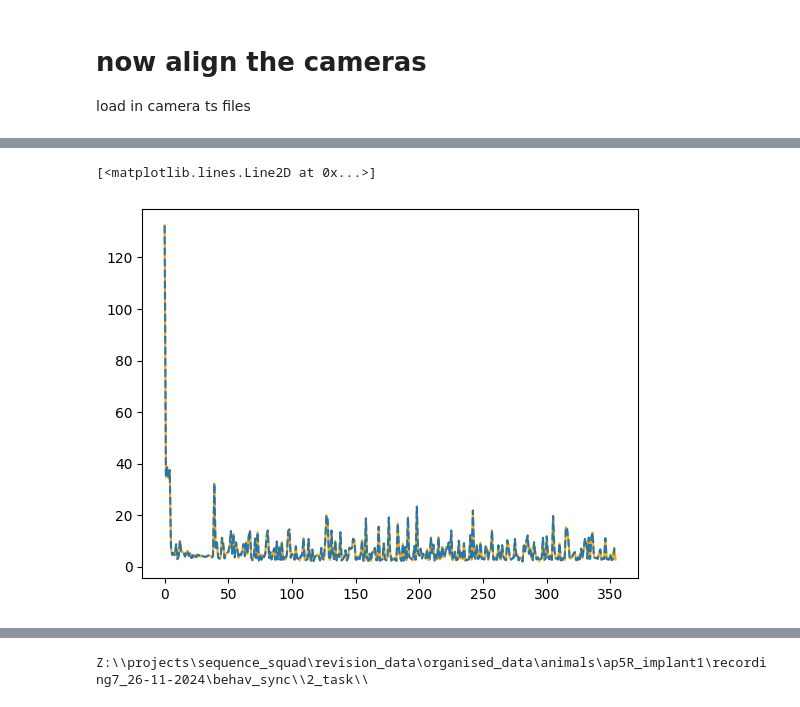
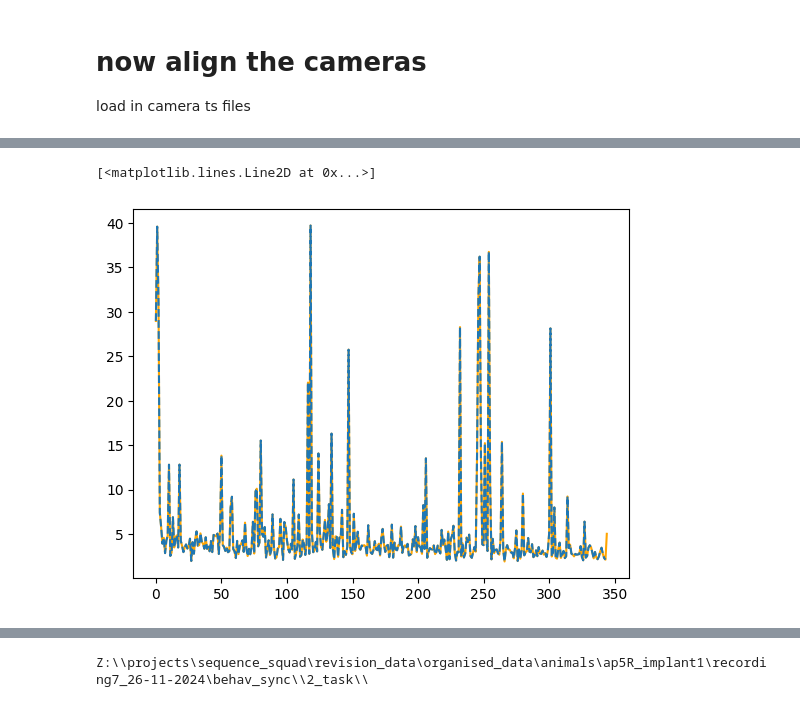
Before and after one commit to SainsburyWellcomeCentre/sequences_neuropixel_preprocess, a Jupyter notebook: 6_align_data.ipynb, the cells around one changed output, grey strips where cells are left out. Saved outputs shown, nothing was run; the diff lists cells and outputs as text; code cells hidden in the pictures.

```diff
--- a/6_align_data.ipynb
+++ b/6_align_data.ipynb
@@ -585,7 +740,7 @@ sync = open(sync_messages_path, 'r')
 lines = sync.readlines()
 for line in lines:
     if 'Neuropix-PXI' in line:
-        if 'ProbeA-AP' in line:
+        if 'ProbeA' in line:
             print(line)
             start_time_offset = int(re.findall(r'\d+', line)[-1]) / Fs
             print(start_time_offset)
@@ -660,7 +819,7 @@ all_timestamps = sorted(list(first_poke_times) + list(np.unique(poke_data['Trial
 ## plot the timestamps (difffernces) to see if they overlay perfectly
 
 ## adjust as needed
-manual_offset = 15
+manual_offset = 5
 
 NIDAQ_ts_diff = np.diff(Bpod_NIDAQ_TTLS['global_timestamp'][behaviour_barcode_index+manual_offset:postsleep_barcode_index])
 behaviour_ts_diff = np.diff(all_timestamps)
@@ -816,7 +975,8 @@ Transition_df = pd.DataFrame(
 load in camera ts files
 # %%
 from pathlib import Path
-behav_path = '\\'.join(list(Path(organised_ephys_path).parts[0:-1])) + r'\video\videos\2_task\\'
+# behav_path = '\\'.join(list(Path(organised_ephys_path).parts[0:-1])) + r'\video\videos\2_task\\'
+behav_path = '\\'.join(list(Path(organised_ephys_path).parts[0:-1])) + r'\video\videos\\'
 presleep_path = '\\'.join(list(Path(organised_ephys_path).parts[0:-1])) + r'\video\videos\1_presleep\\'
 postsleep_path = '\\'.join(list(Path(organised_ephys_path).parts[0:-1])) + r'\video\videos\3_postsleep\\'
 
@@ -880,0 +1000,33 @@ print(f"{hours} hours, {minutes} minutes, {remaining_seconds:.2f} seconds")
+# %%
+## split into 3 sperates epochs based on triggers
+# find trigger onset times
+trigger_changes = np.where(np.diff(behav_cam_ts['Trigger State'].values) == 1)[0]
+trigger_onset_times = behav_cam_ts['Time Stamps'].values[trigger_changes]
+
+np.diff(trigger_onset_times)
+sleep_trigger_inds = np.where((np.diff(trigger_onset_times) > 28.5) & (np.diff(trigger_onset_times) < 31.5))
+
+plt.plot(np.diff(trigger_onset_times))
+plt.plot(np.array(sleep_trigger_inds)[0],np.diff(trigger_onset_times)[sleep_trigger_inds],'o')
+
+consecutive_chunks = []
+start = None
+for i in range(len(sleep_trigger_inds[0]) - 1):
+    if sleep_trigger_inds[0][i + 1] - sleep_trigger_inds[0][i] == 1:
+        if start is None:
+            start = sleep_trigger_inds[0][i]
+    else:
+        if start is not None:
+            end = sleep_trigger_inds[0][i]
+            consecutive_chunks.append((start, end))
+            start = None
+if start is not None:
+    consecutive_chunks.append((start, sleep_trigger_inds[0][-1]))
+
+# Remove any chunks that aren't at least 100 long
+consecutive_chunks = [(start, end) for start, end in consecutive_chunks if end - start >= 100]
+
+# trim the camera timestamps to the task start and end
+task_start = trigger_changes[consecutive_chunks[0][-1]]
+task_end = trigger_changes[consecutive_chunks[-1][0]]
+behav_cam_ts = behav_cam_ts[task_start:task_end]
@@ -974,13 +1060,13 @@ array([ 151.128625,  190.54325 ,  229.474875,  264.70825 ,  305.972125,
 # %%
-manual_offset = 2
+manual_offset = 3
 Trial_start_camera_ts_reset = Trial_start_camera_ts[manual_offset::]
 plt.plot(np.diff(Trial_start_camera_ts_reset), color = 'orange')
 plt.plot(np.diff(poke_data.Trial_Start.unique()),'--')
 # plt.xlim([260, 290])
 # plt.xlim([0, 50])
 # %% [output]
 [<matplotlib.lines.Line2D at 0x...>]
-[figure, old version]
+[figure, new version]
 # %%
 a = Trial_start_camera_ts_reset[0:len(poke_data.Trial_Start.unique())]
 b = poke_data.Trial_Start.unique()
```
Also changed, not shown: parts of 38 cells of this notebook, 2 other files.
